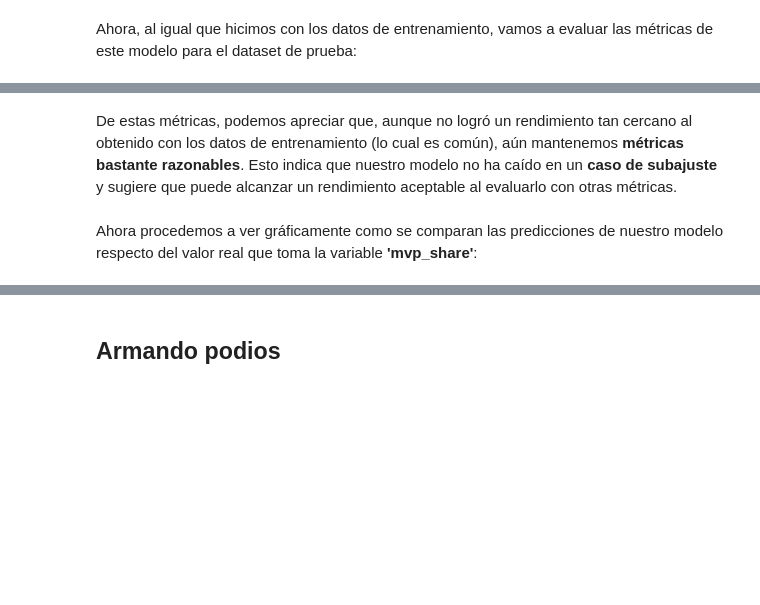
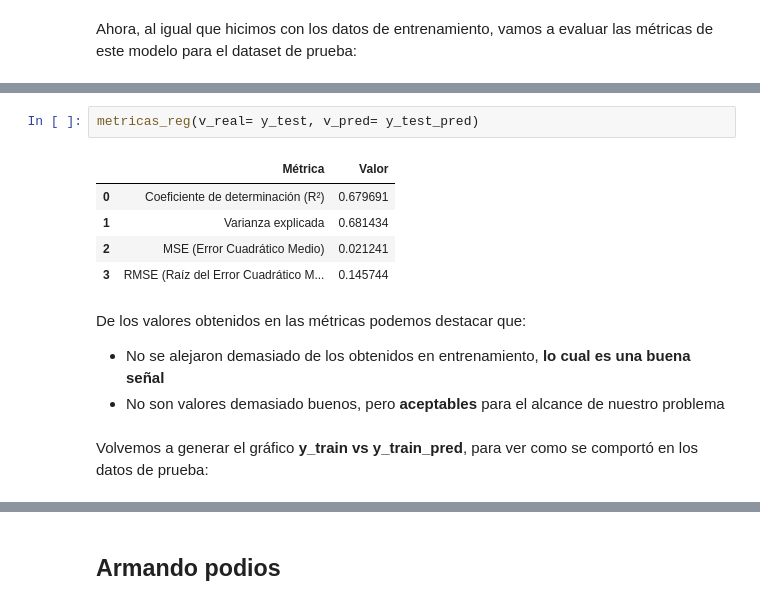
Before and after one commit to Gerardo1909/proyecto_nba_mvp, a Jupyter notebook: notebooks/4_prueba_final.ipynb, the cells around one changed output, grey strips where cells are left out. Cells and saved outputs as stored; diff of their text form; blank space fills up the shorter version.

```diff
--- a/notebooks/4_prueba_final.ipynb
+++ b/notebooks/4_prueba_final.ipynb
@@ -58,7 +40,18 @@ RMSE (Raíz del Error Cuadrático Medio): 0.1459
-# %% [markdown]
-De estas métricas, podemos apreciar que, aunque no logró un rendimiento tan cercano al obtenido con los datos de entrenamiento (lo cual es común), aún mantenemos **métricas bastante razonables**. Esto indica que nuestro modelo no ha caído en un **caso de subajuste** y sugiere que puede alcanzar un rendimiento aceptable al evaluarlo con otras métricas.
-# %% [markdown]
-Ahora procedemos a ver gráficamente como se comparan las predicciones de nuestro modelo respecto del valor real que toma la variable **'mvp_share'**:
+# %%
+metricas_reg(v_real= y_test, v_pred= y_test_pred)
+# %% [output]
+|  | Métrica | Valor |
+| 0 | Coeficiente de determinación (R²) | 0.679691 |
+| 1 | Varianza explicada | 0.681434 |
+| 2 | MSE (Error Cuadrático Medio) | 0.021241 |
+| 3 | RMSE (Raíz del Error Cuadrático M... | 0.145744 |
+# %% [markdown]
+De los valores obtenidos en las métricas podemos destacar que:
+
+* No se alejaron demasiado de los obtenidos en entrenamiento, **lo cual es una buena señal**
+* No son valores demasiado buenos, pero **aceptables** para el alcance de nuestro problema
+# %% [markdown]
+Volvemos a generar el gráfico **y_train vs y_train_pred**, para ver como se comportó en los datos de prueba:
 # %%
 plotear_predvsreal(y_test, y_test_pred, tamanio= (10,10))
 # %% [output]
```
Also changed, not shown: parts of 12 cells of this notebook, 4 other files.
